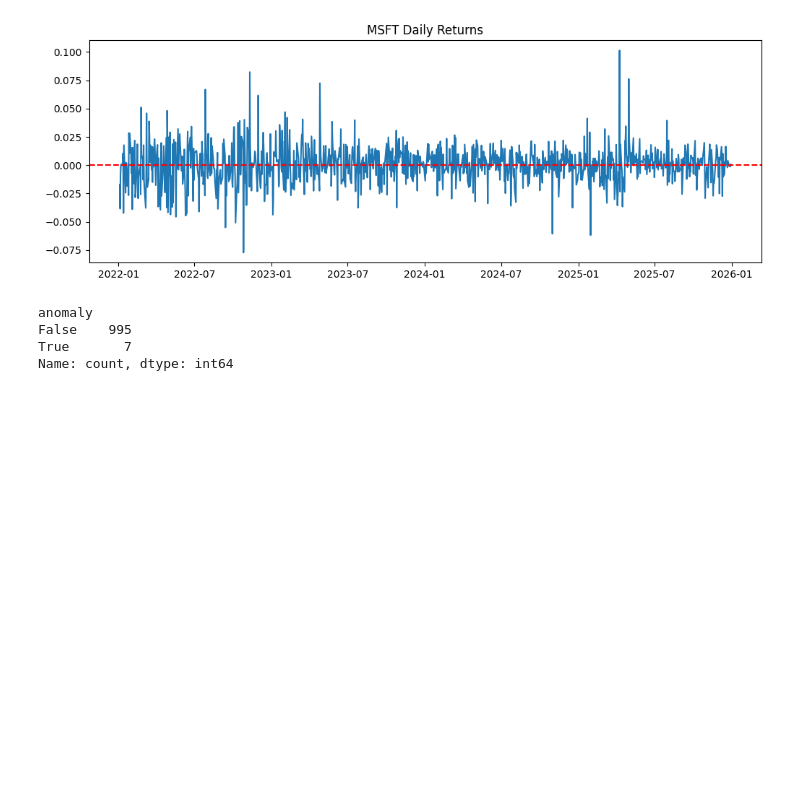
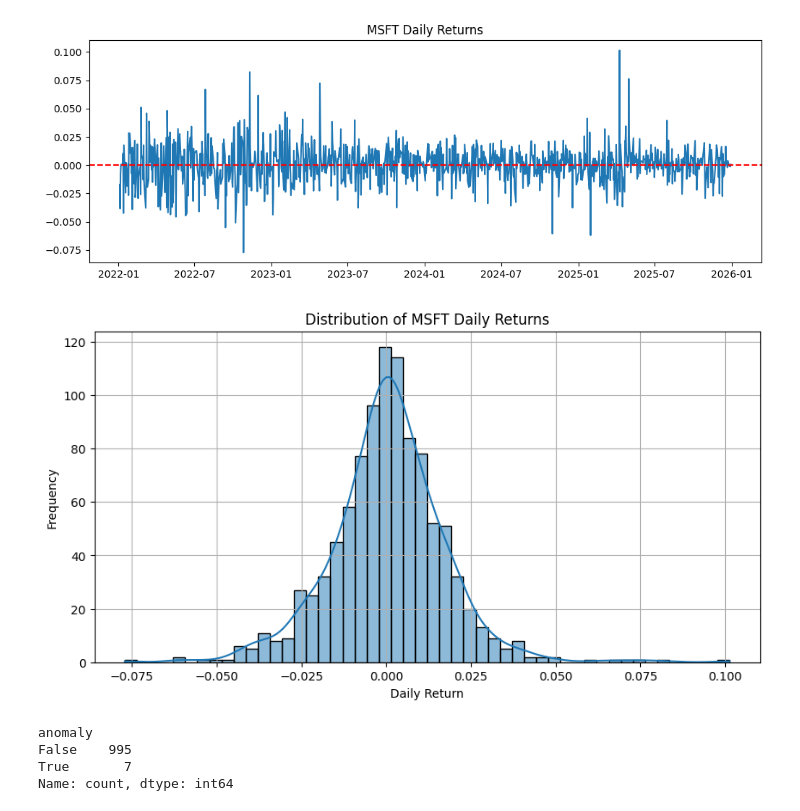
Before and after one commit to 4Anj/stock-market-anomaly-detection, a Jupyter notebook: notebooks/data_exploration.ipynb, the cells around one changed output. Cells and saved outputs as stored; diff of their text form; code cells hidden in the pictures; blank space fills up the shorter version.

```diff
--- a/notebooks/data_exploration.ipynb
+++ b/notebooks/data_exploration.ipynb
@@ -140,6 +140,18 @@ plt.title("MSFT Daily Returns")
 plt.show()
 # %% [output]
 [figure]
+# %%
+import seaborn as sns
+
+plt.figure(figsize=(10,5))
+sns.histplot(data["daily_return"].dropna(), bins=50, kde=True)
+plt.title("Distribution of MSFT Daily Returns")
+plt.xlabel("Daily Return")
+plt.ylabel("Frequency")
+plt.grid(True)
+plt.show()
+# %% [output]
+[figure, added]
 # %%
 data["volatility_20"] = data["daily_return"].rolling(20).std()
 data["anomaly"] = data["daily_return"].abs() > 3 * data["volatility_20"]
```
Also changed, not shown: parts of 9 cells of this notebook, 18 other files.
